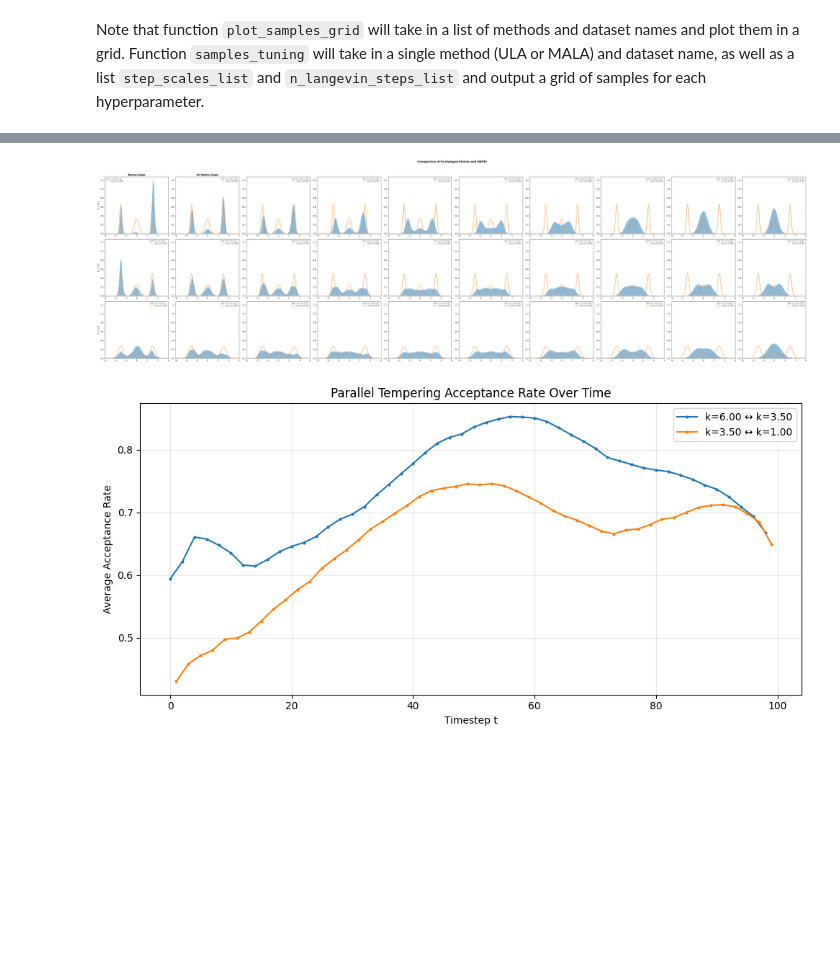
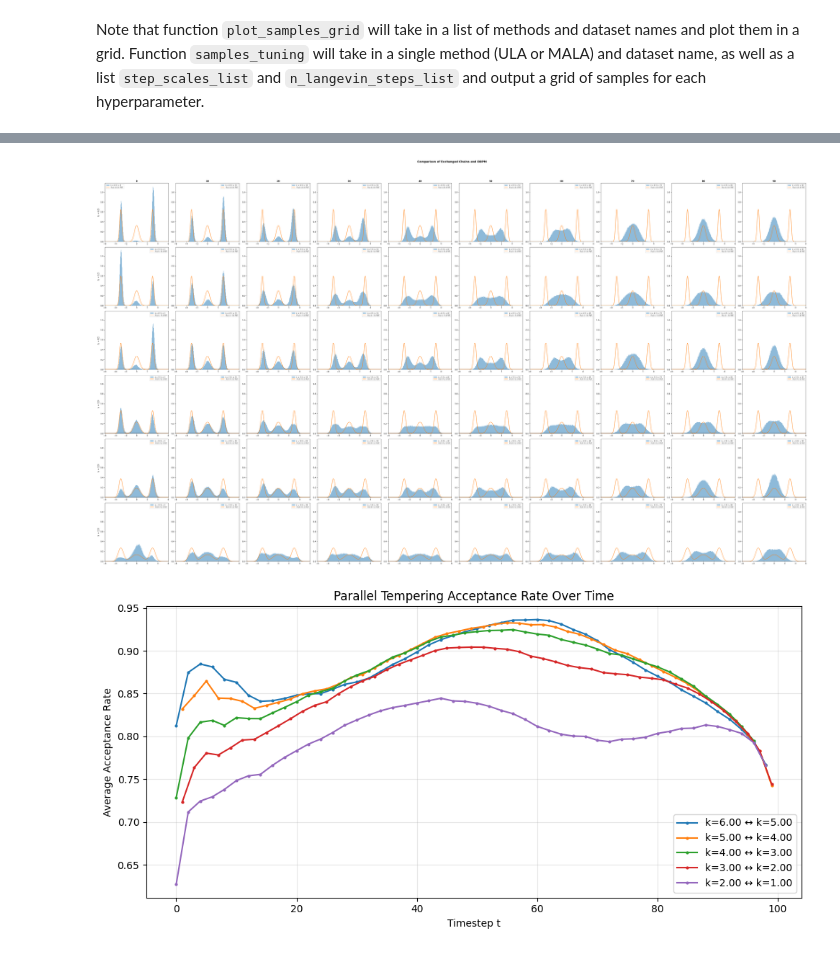
Before and after one commit to oatmeallover/parallel_tempering, a Jupyter notebook: tempered_energy.ipynb, the cells around one changed output, grey strips where cells are left out. Saved outputs shown, nothing was run; the diff lists cells and outputs as text; code cells hidden in the pictures; blank space fills up the shorter version.

```diff
--- a/tempered_energy.ipynb
+++ b/tempered_energy.ipynb
@@ -18,7 +18,7 @@ k = 6.0
 sigma = 0.5
 step_scale = 1
 n_langevin_steps = 3
-n_replicas = 3
+n_replicas = 6
 
 x_ladder, a_ladder = ladder_ddpm(dataset_name, k, sigma, step_scale, n_langevin_steps, n_replicas, x_limit=6, save_dir="figures", figsize_per_panel=(5,4), filename=None)
 plot_acceptance_over_time(a_ladder)
@@ -44,2 +44,2 @@ Tester with 100 steps for [6.  3.5 1. ]
-[figure, old version]
+[figure, new version]
-[figure, old version]
+[figure, new version]
```
Also changed, not shown: parts of 1 cell of this notebook, 4 other files.
